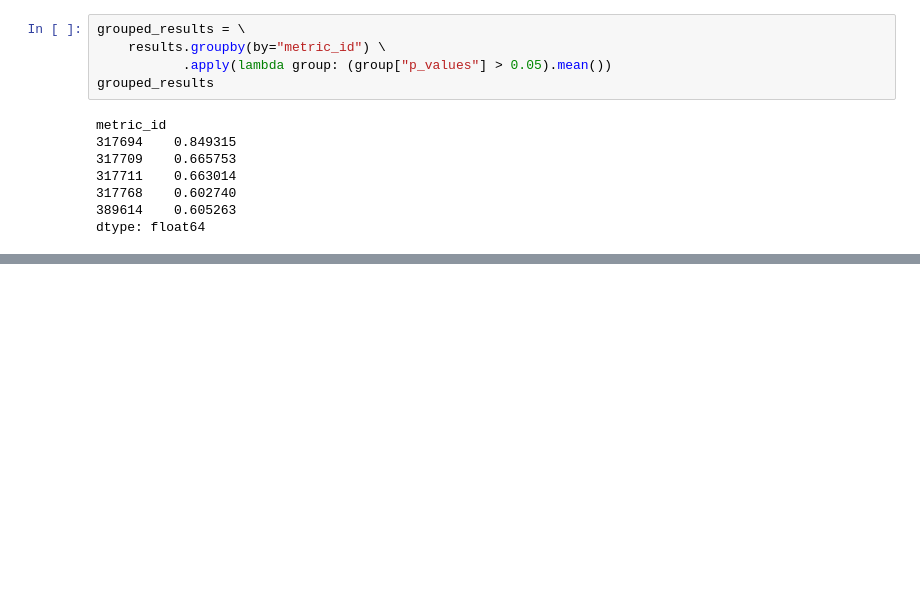
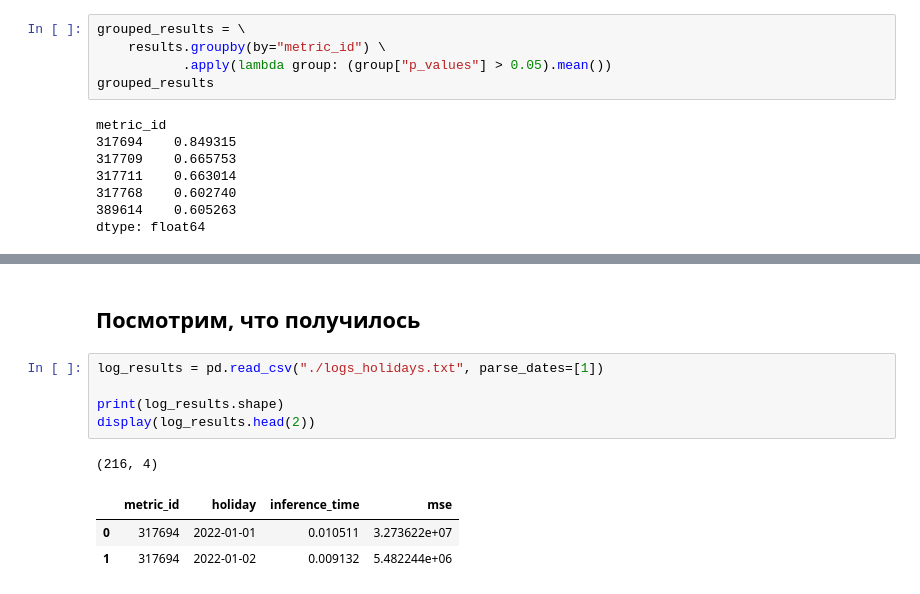
Before and after one commit to JosephFrancisTribbiani/ds, a Jupyter notebook: Tasks/ts_foracasting_model/evaluation.ipynb, the cells around one changed output, grey strips where cells are left out. Cells and saved outputs as stored; diff of their text form; blank space fills up the shorter version.

```diff
--- a/Tasks/ts_foracasting_model/evaluation.ipynb
+++ b/Tasks/ts_foracasting_model/evaluation.ipynb
@@ -279,0 +431,12 @@ dtype: float64
+# %% [markdown]
+## Посмотрим, что получилось
+# %%
+log_results = pd.read_csv("./logs_holidays.txt", parse_dates=[1])
+
+print(log_results.shape)
+display(log_results.head(2))
+# %% [output]
+(216, 4)
+|  | metric_id | holiday | inference_time | mse |
+| 0 | 317694 | 2022-01-01 | 0.010511 | 3.273622e+07 |
+| 1 | 317694 | 2022-01-02 | 0.009132 | 5.482244e+06 |
```
Also changed, not shown: parts of 14 cells of this notebook, 5 other files.
